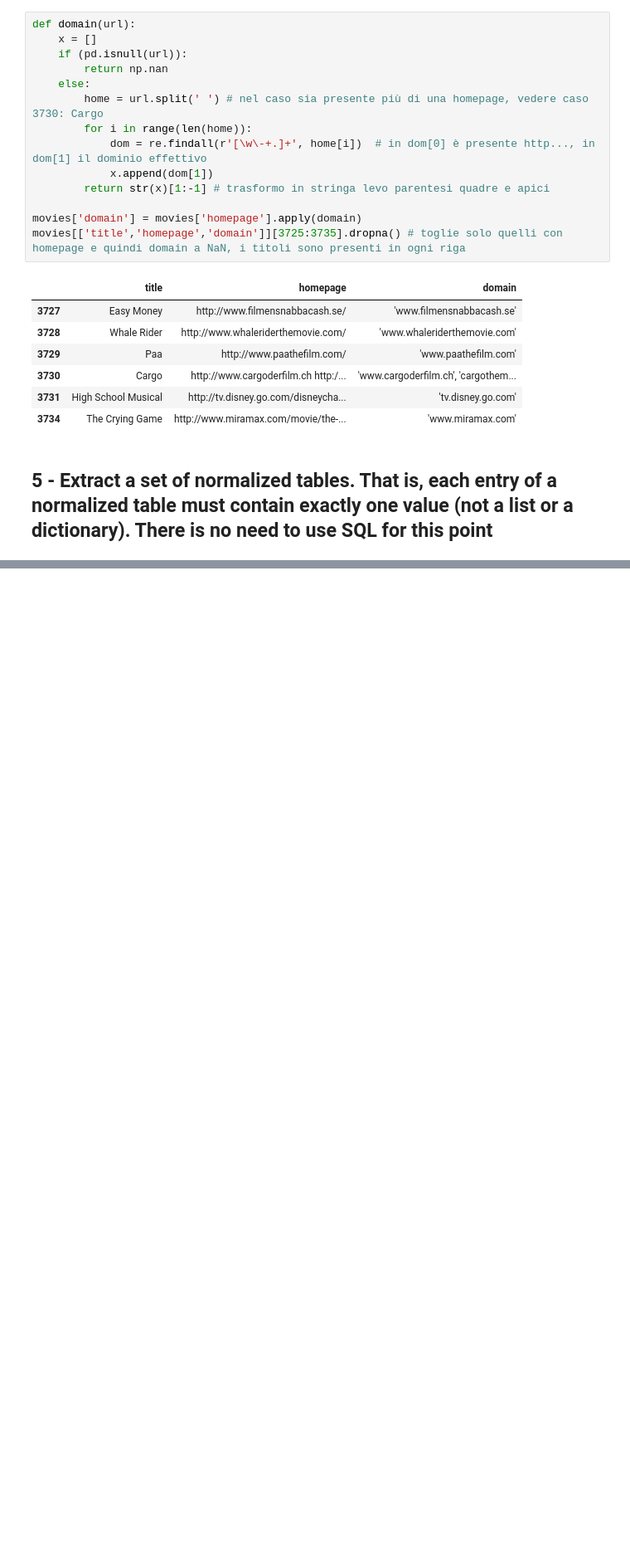
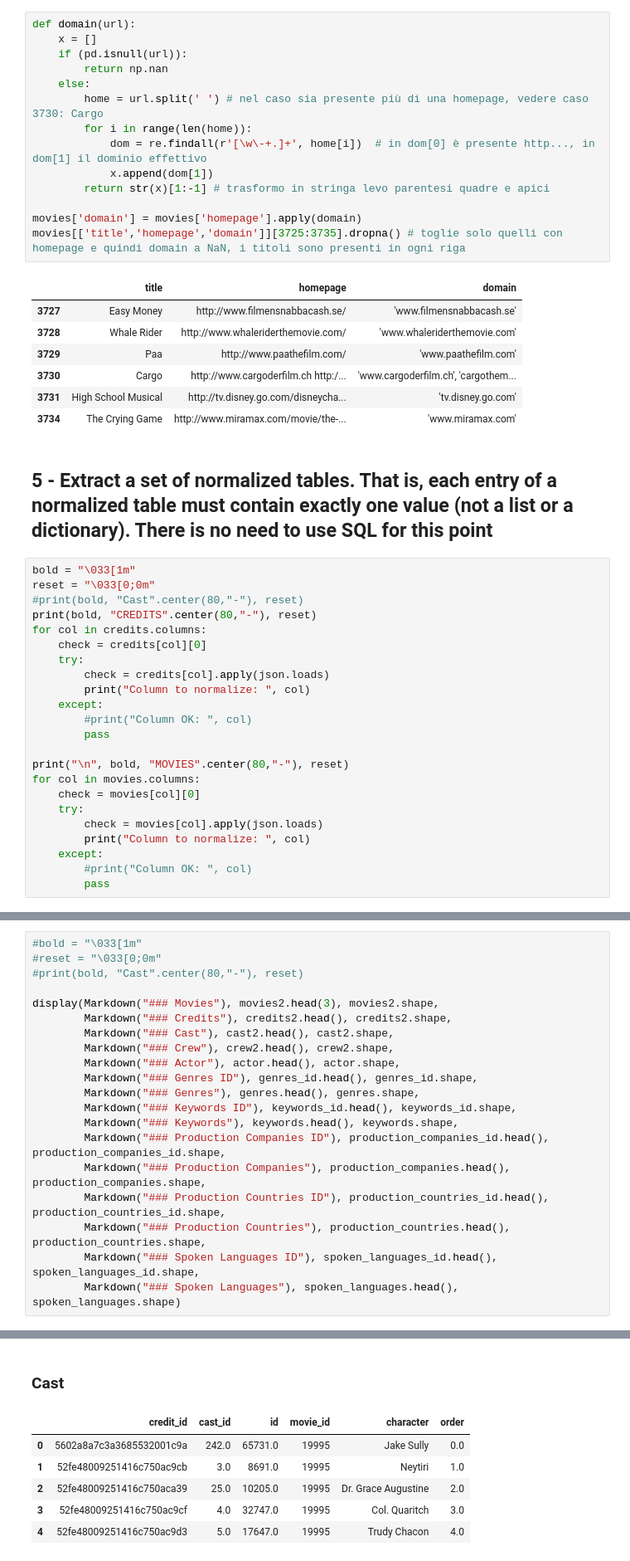
Before and after one commit to mat0692/FCS, a Jupyter notebook: Project FCS.ipynb, the cells around one changed output, grey strips where cells are left out. Shown at 83% size. Drawn from its saved outputs; the diff is of its cells as text; blank space fills up the shorter version.

```diff
--- a/Project FCS.ipynb
+++ b/Project FCS.ipynb
@@ -141,3 +141,26 @@ movies[['title','homepage','domain']][3725:3735].dropna() # toglie solo quelli c
 | 3734 | The Crying Game | http://www.miramax.com/movie/the-... | 'www.miramax.com' |
 # %% [markdown]
 ## 5 - Extract a set of normalized tables. That is, each entry of a normalized table must contain exactly one value (not a list or a dictionary). There is no need to use SQL for this point
+# %%
+bold = "\033[1m"
+reset = "\033[0;0m"
+#print(bold, "Cast".center(80,"-"), reset)
+print(bold, "CREDITS".center(80,"-"), reset)
+for col in credits.columns:
+    check = credits[col][0]
+    try:
+        check = credits[col].apply(json.loads)
+        print("Column to normalize: ", col)
+    except:
+        #print("Column OK: ", col)
+        pass
+
+print("\n", bold, "MOVIES".center(80,"-"), reset)
+for col in movies.columns:
+    check = movies[col][0]
+    try:
+        check = movies[col].apply(json.loads)
+        print("Column to normalize: ", col)
+    except:
+        #print("Column OK: ", col)
+        pass
@@ -143,0 +256,21 @@ movies[['title','homepage','domain']][3725:3735].dropna() # toglie solo quelli c
+# %%
+#bold = "\033[1m"
+#reset = "\033[0;0m"
+#print(bold, "Cast".center(80,"-"), reset)
+
+display(Markdown("### Movies"), movies2.head(3), movies2.shape,
+        Markdown("### Credits"), credits2.head(), credits2.shape,
+        Markdown("### Cast"), cast2.head(), cast2.shape,
+        Markdown("### Crew"), crew2.head(), crew2.shape,
+        Markdown("### Actor"), actor.head(), actor.shape,
+        Markdown("### Genres ID"), genres_id.head(), genres_id.shape,
+        Markdown("### Genres"), genres.head(), genres.shape,
+        Markdown("### Keywords ID"), keywords_id.head(), keywords_id.shape,
+        Markdown("### Keywords"), keywords.head(), keywords.shape,
+        Markdown("### Production Companies ID"), production_companies_id.head(), production_companies_id.shape,
+        Markdown("### Production Companies"), production_companies.head(), production_companies.shape,
+        Markdown("### Production Countries ID"), production_countries_id.head(), production_countries_id.shape,
+        Markdown("### Production Countries"), production_countries.head(), production_countries.shape,
+        Markdown("### Spoken Languages ID"), spoken_languages_id.head(), spoken_languages_id.shape,
+        Markdown("### Spoken Languages"), spoken_languages.head(), spoken_languages.shape)
+# %% [output]
@@ -143,0 +291,7 @@ movies[['title','homepage','domain']][3725:3735].dropna() # toglie solo quelli c
+### Cast
+|  | credit_id | cast_id | id | movie_id | character | order |
+| 0 | 5602a8a7c3a3685532001c9a | 242.0 | 65731.0 | 19995 | Jake Sully | 0.0 |
+| 1 | 52fe48009251416c750ac9cb | 3.0 | 8691.0 | 19995 | Neytiri | 1.0 |
+| 2 | 52fe48009251416c750aca39 | 25.0 | 10205.0 | 19995 | Dr. Grace Augustine | 2.0 |
+| 3 | 52fe48009251416c750ac9cf | 4.0 | 32747.0 | 19995 | Col. Quaritch | 3.0 |
+| 4 | 52fe48009251416c750ac9d3 | 5.0 | 17647.0 | 19995 | Trudy Chacon | 4.0 |
```
Also changed, not shown: parts of 14 cells of this notebook.
